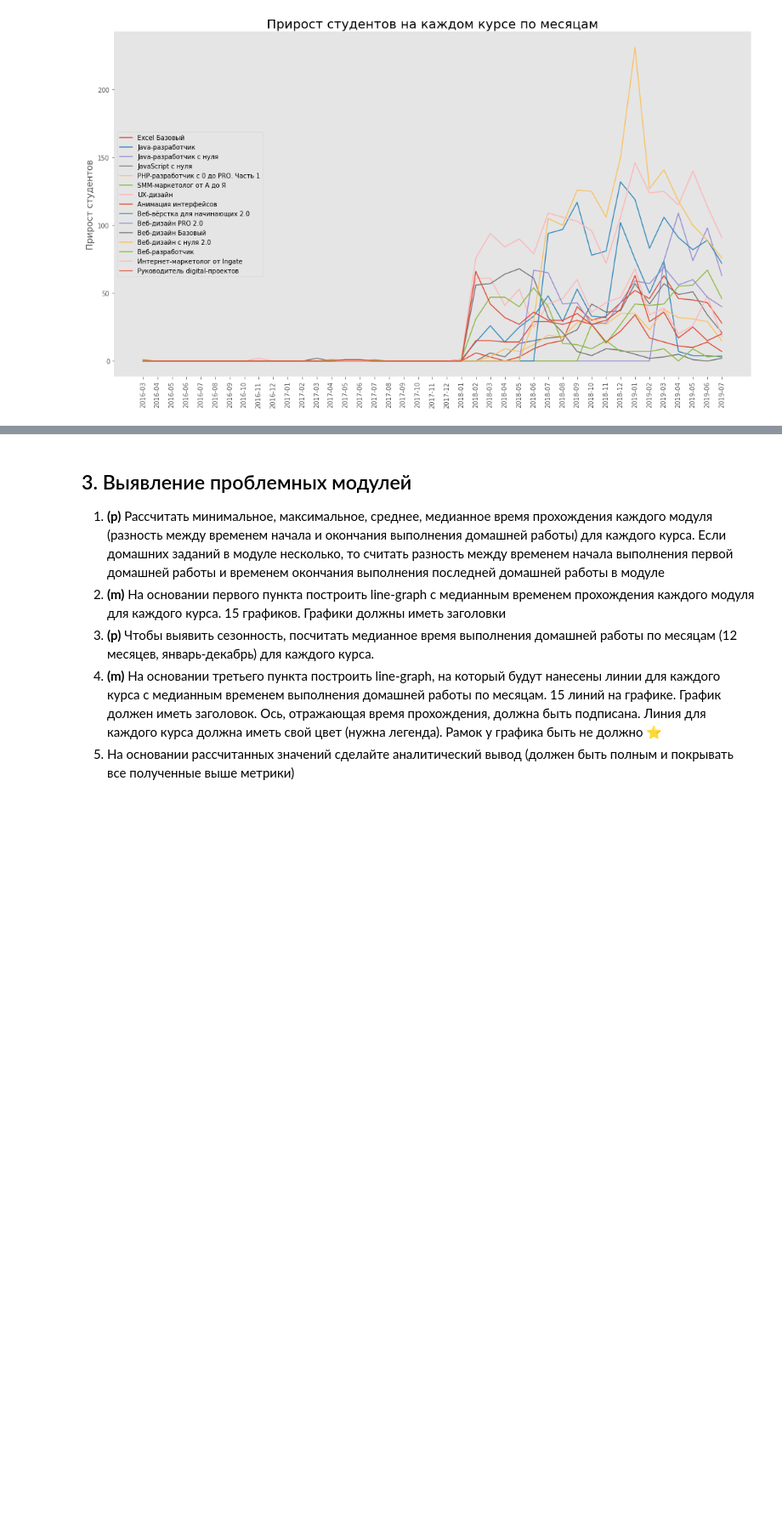
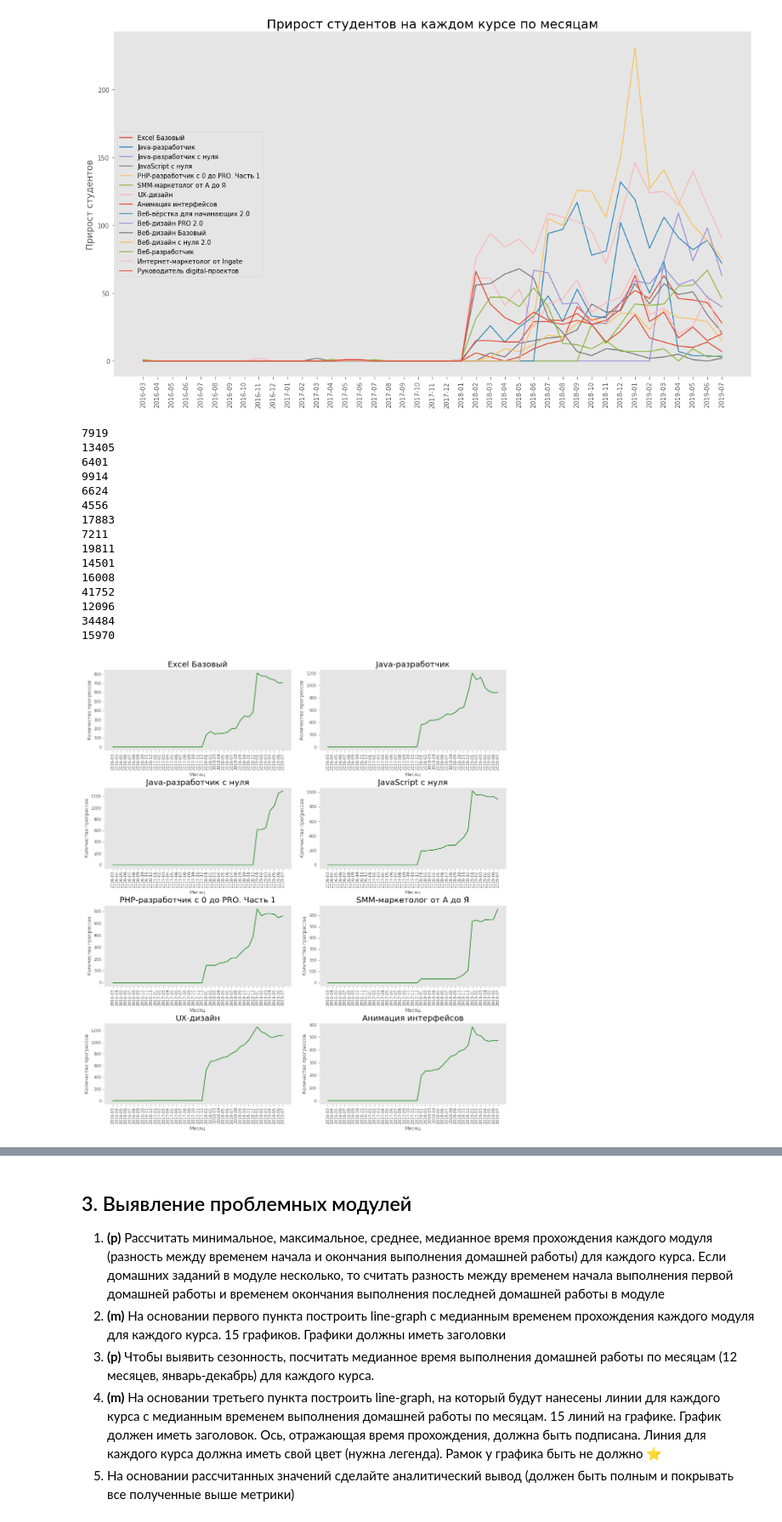
Before and after one commit to Dreeamcatcher/repo, a Jupyter notebook: skillbox/Data analytics - junior/course works/1/Coursework_analytics_1.ipynb, the cells around one changed output, grey strips where cells are left out. Shown at 85% size. Drawn from its saved outputs; the diff is of its cells as text; code cells hidden in the pictures; blank space fills up the shorter version.

```diff
--- a/skillbox/Data analytics - junior/course works/1/Coursework_analytics_1.ipynb
+++ b/skillbox/Data analytics - junior/course works/1/Coursework_analytics_1.ipynb
@@ -453,0 +420,52 @@ homeworks_df['month'] = homeworks_df.apply(
+# %%
+# ЗАДАНИЕ 2.5
+
+# Ппостроить line-graph по четвертому пункту. 15 графиков. Графики должны иметь заголовки, оси должны быть подписаны.
+# Ticks нужно развернуть так, чтобы они были читаемы
+
+subplots = [] # двумерный массив полотен [fig_1[subplots..], fig_2[subplots..]]
+LIMIT_SUBPLOTS, SHAPE = 8, 42
+
+x_values = dates_list # значения оси Х
+
+# рисуем графики по 8 штук
+for fig_number in range(1, math.ceil(len(titles) / LIMIT_SUBPLOTS) + 1 ):
+    subplots.append([])
+    # инициализируем
+    fig = plt.figure()
+    fig.set_size_inches(18, 20)
+    for index, title in enumerate(titles[fig_number * LIMIT_SUBPLOTS - LIMIT_SUBPLOTS : LIMIT_SUBPLOTS * fig_number]):
+        # добавляем и настраиваем холст
+        subplots[fig_number-1].append(fig.add_subplot(int('{}{}'.format(SHAPE, index + 1))))
+        subplots[fig_number-1][index].grid()
+        plt.xticks(rotation=90, fontsize='10')
+        plt.subplots_adjust(wspace=0.15, hspace=0.45)
+        # извлекаем значения оси Y
+        y_values = []
+        for month_value in dates_list:
+            mask = homeworks_df[homeworks_df['course_title'] == title].month.apply(lambda x: any(month == month_value for month in x))
+            y_values.append(homeworks_df[homeworks_df['course_title'] == title][mask].progress_id.count())
+
+        # подписываем
+        subplots[fig_number-1][index].set_title(title, fontsize = '20')
+        subplots[fig_number-1][index].set_ylabel('Количество прогрессов')
+        subplots[fig_number-1][index].set_xlabel('Месяц')
+        # рисуем
+        subplots[fig_number-1][index].plot(x_values, y_values, 'g')
+# %% [output]
+7919
+13405
+6401
+9914
+6624
+4556
+17883
+7211
+19811
+14501
+16008
+41752
+12096
+34484
+15970
+[figure, added]
```
Also changed, not shown: parts of 4 cells of this notebook.
